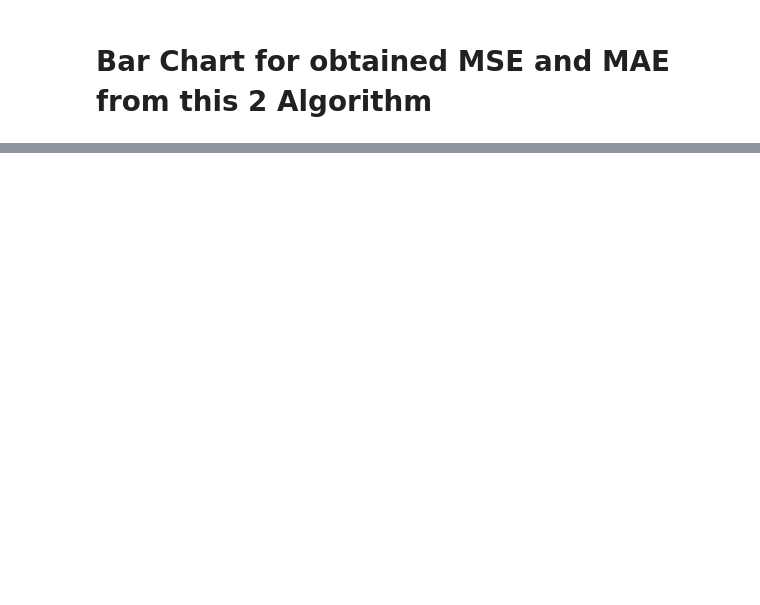
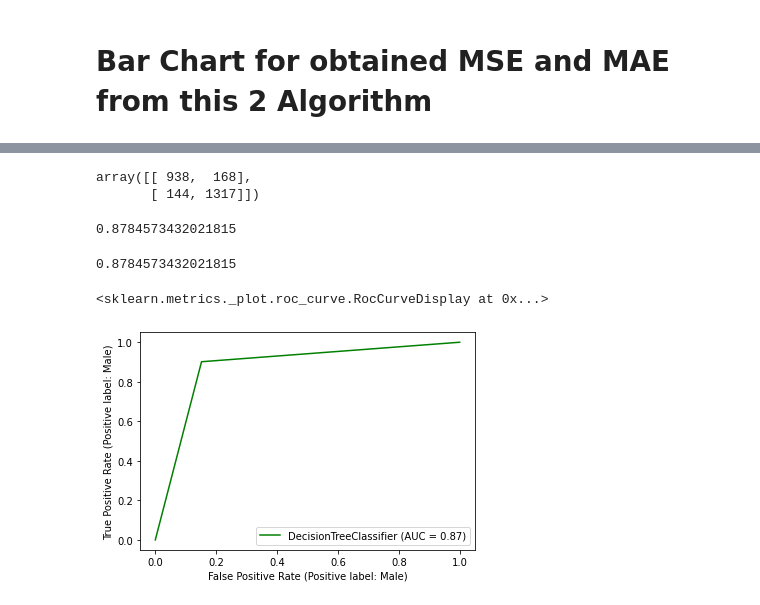
Before and after one commit to noman13bd/ML-Practice, a Jupyter notebook: ML_KNN_assignment5.ipynb, the cells around one changed output, grey strips where cells are left out. Saved outputs shown, nothing was run; the diff lists cells and outputs as text; code cells hidden in the pictures; blank space fills up the shorter version.

```diff
--- a/ML_KNN_assignment5.ipynb
+++ b/ML_KNN_assignment5.ipynb
@@ -119,0 +245,5 @@ Text(0, 0.5, 'Value')
+# %%
+confusion_matrix(ytest_dt, dtc_predictions)
+# %% [output]
+array([[ 938,  168],
+       [ 144, 1317]])
@@ -119,0 +252,13 @@ Text(0, 0.5, 'Value')
+# %%
+(tp+tn)/(tp+tn+fp+fn)
+# %% [output]
+0.8784573432021815
+# %%
+accuracy_score(ytest_dt, dtc_predictions)
+# %% [output]
+0.8784573432021815
+# %%
+plot_roc_curve(dt_clf, xtest_dt, ytest_dt, color='GREEN')
+# %% [output]
+<sklearn.metrics._plot.roc_curve.RocCurveDisplay at 0x...>
+[figure, added]
```
Also changed, not shown: parts of 20 cells of this notebook.
